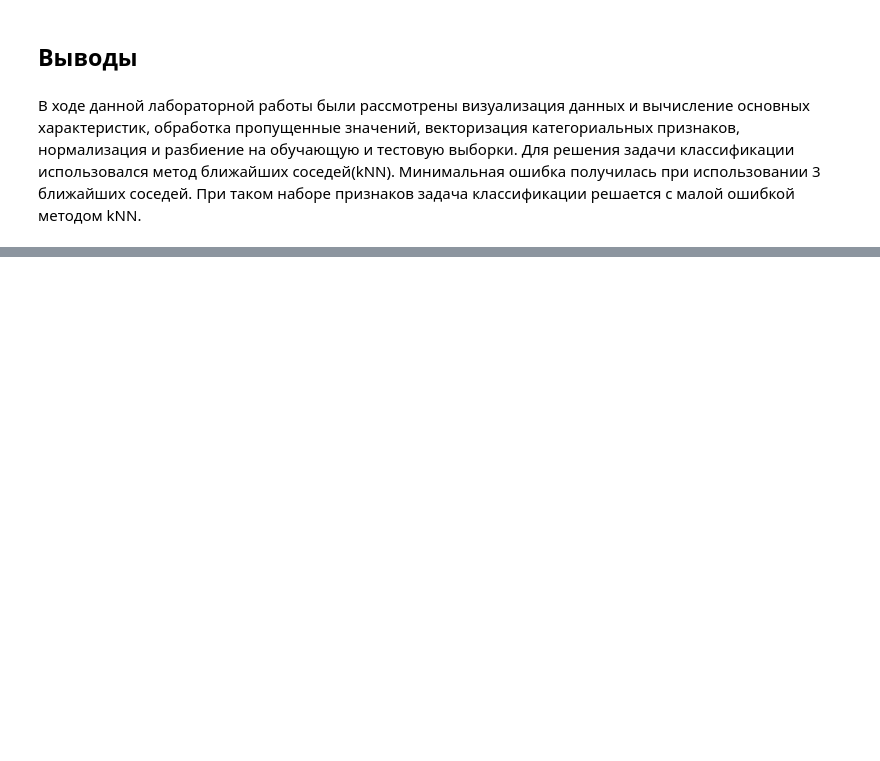
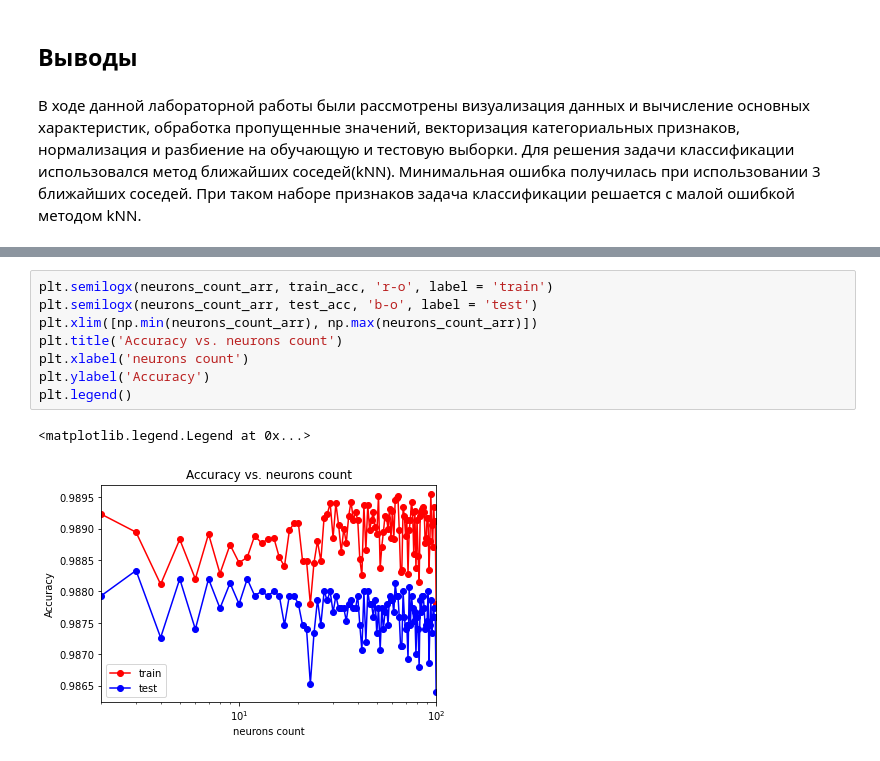
Before and after one commit to katsum25/Machine_Learning, a Jupyter notebook: dz1.ipynb, the cells around one changed output, grey strips where cells are left out. Saved outputs shown, nothing was run; the diff lists cells and outputs as text; blank space fills up the shorter version.

```diff
--- a/dz1.ipynb
+++ b/dz1.ipynb
@@ -548,0 +771,11 @@ err_test:  0.008133333333333333
+# %%
+plt.semilogx(neurons_count_arr, train_acc, 'r-o', label = 'train')
+plt.semilogx(neurons_count_arr, test_acc, 'b-o', label = 'test')
+plt.xlim([np.min(neurons_count_arr), np.max(neurons_count_arr)])
+plt.title('Accuracy vs. neurons count')
+plt.xlabel('neurons count')
+plt.ylabel('Accuracy')
+plt.legend()
+# %% [output]
+<matplotlib.legend.Legend at 0x...>
+[figure, added]
```
Also changed, not shown: parts of 47 cells of this notebook.
